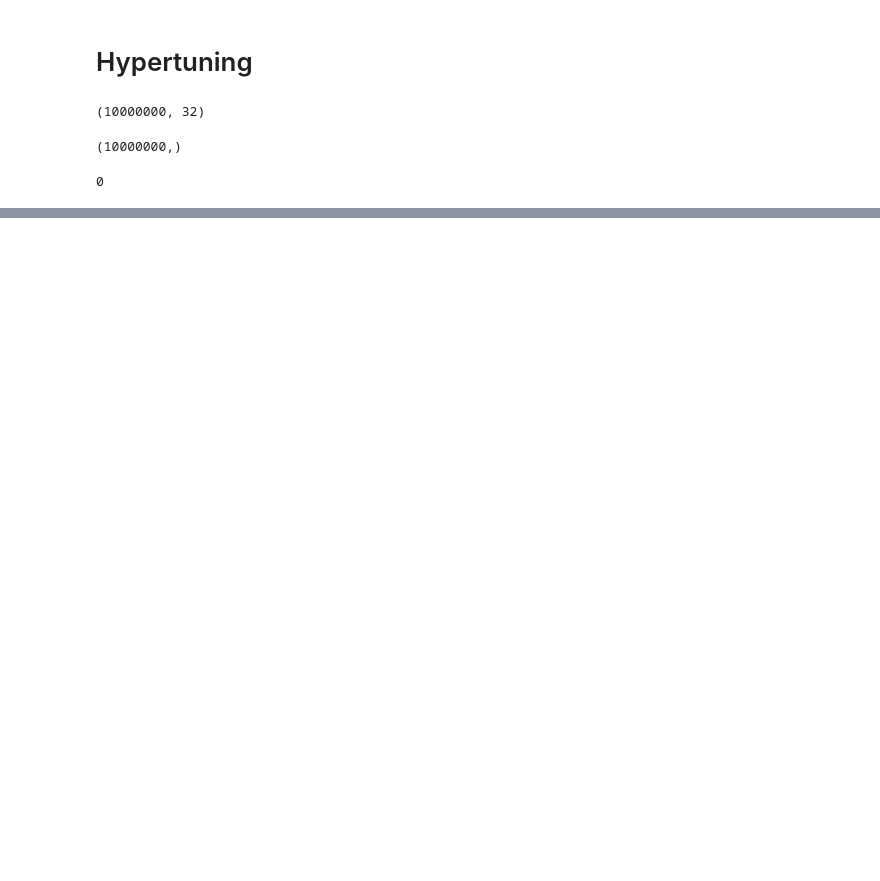
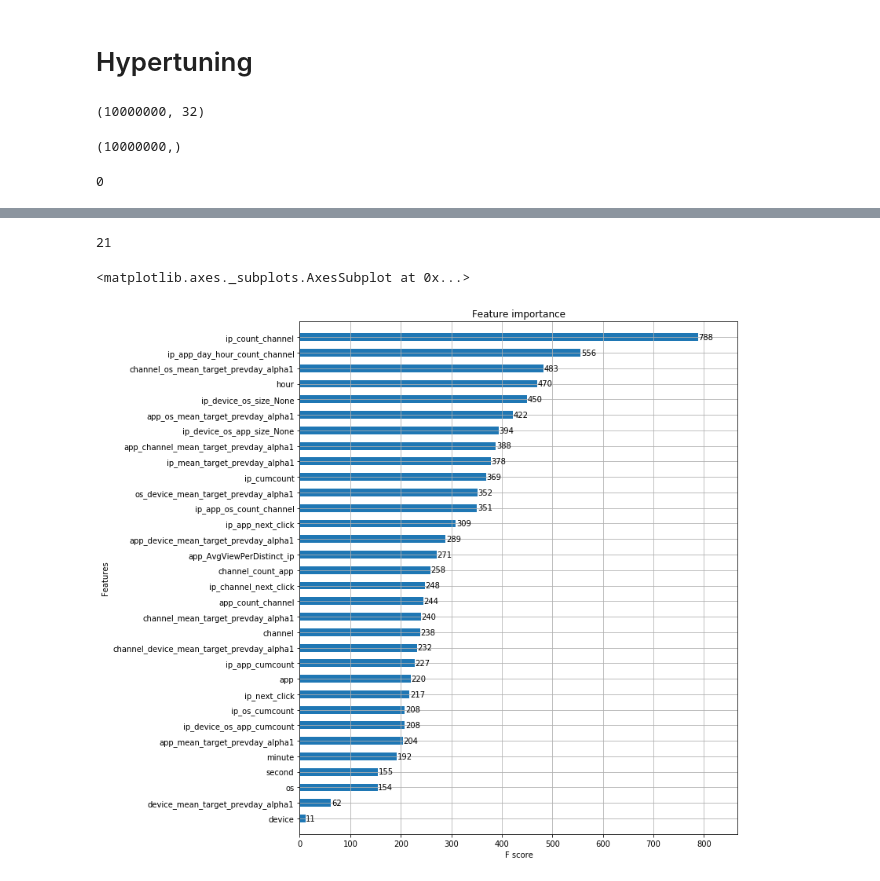
Before and after one commit to anhquan0412/talkingdata_clickfraud, a Jupyter notebook: xgboost.ipynb, the cells around one changed output, grey strips where cells are left out. Drawn from its saved outputs; the diff is of its cells as text; code cells hidden in the pictures; blank space fills up the shorter version.

```diff
--- a/xgboost.ipynb
+++ b/xgboost.ipynb
@@ -240,0 +256,5 @@ Training with params:
+# %%
+cols_to_drop=['is_attributed','ip','day']
+
+val_names = [str(i) for i in list((PATH/'validation').iterdir())]
+val_names
@@ -240,0 +266,2 @@ Training with params:
+# %%
+train_df,y_train = get_train(cols_to_drop,10000000)
@@ -240,0 +289,30 @@ Training with params:
+# %%
+ratio=3
+# params = {'colsample_bytree': 0.7000000000000001,
+#           'eval_metric': 'auc',
+#           'gamma': 0.15000000000000002,
+#           'learning_rate': 0.2/ratio,
+#           'max_leaf_nodes': 137,
+#           'min_child_weight': 234,
+#           'objective': 'binary:logistic',
+#           'scale_pos_weight': 174,
+#           'seed': 42,
+#           'subsample': 0.65,
+#           'tree_method': 'gpu_hist'}
+params = {'colsample_bytree': 0.65,
+          'eval_metric': 'auc',
+          'gamma': 0.4,
+          'learning_rate': 0.2/ratio,
+          'max_leaf_nodes': 132,
+          'min_child_weight': 255,
+          'objective': 'binary:logistic',
+          'scale_pos_weight': 171,
+          'seed': 42,
+          'subsample': 0.9,
+          'tree_method': 'gpu_hist'}
+n_ite = 59*ratio
+
+dtrain = xgb.DMatrix(final_df,final_y)
+
+del final_df,final_y
+gc.collect()
@@ -240,0 +321,3 @@ Training with params:
+# %%
+xgb_model = xgb.train(params, dtrain, n_ite,[(dtrain, 'train'), (dtrain, 'valid')],
+                  verbose_eval=10)
@@ -240,0 +344,11 @@ Training with params:
+# %%
+del dtrain
+gc.collect()
+# %% [output]
+21
+# %%
+fig, ax = plt.subplots(figsize=(10,12))
+xgb.plot_importance(xgb_model,ax=ax,height=.5)
+# %% [output]
+<matplotlib.axes._subplots.AxesSubplot at 0x...>
+[figure, added]
```
Also changed, not shown: parts of 25 cells of this notebook, 5 other files.
